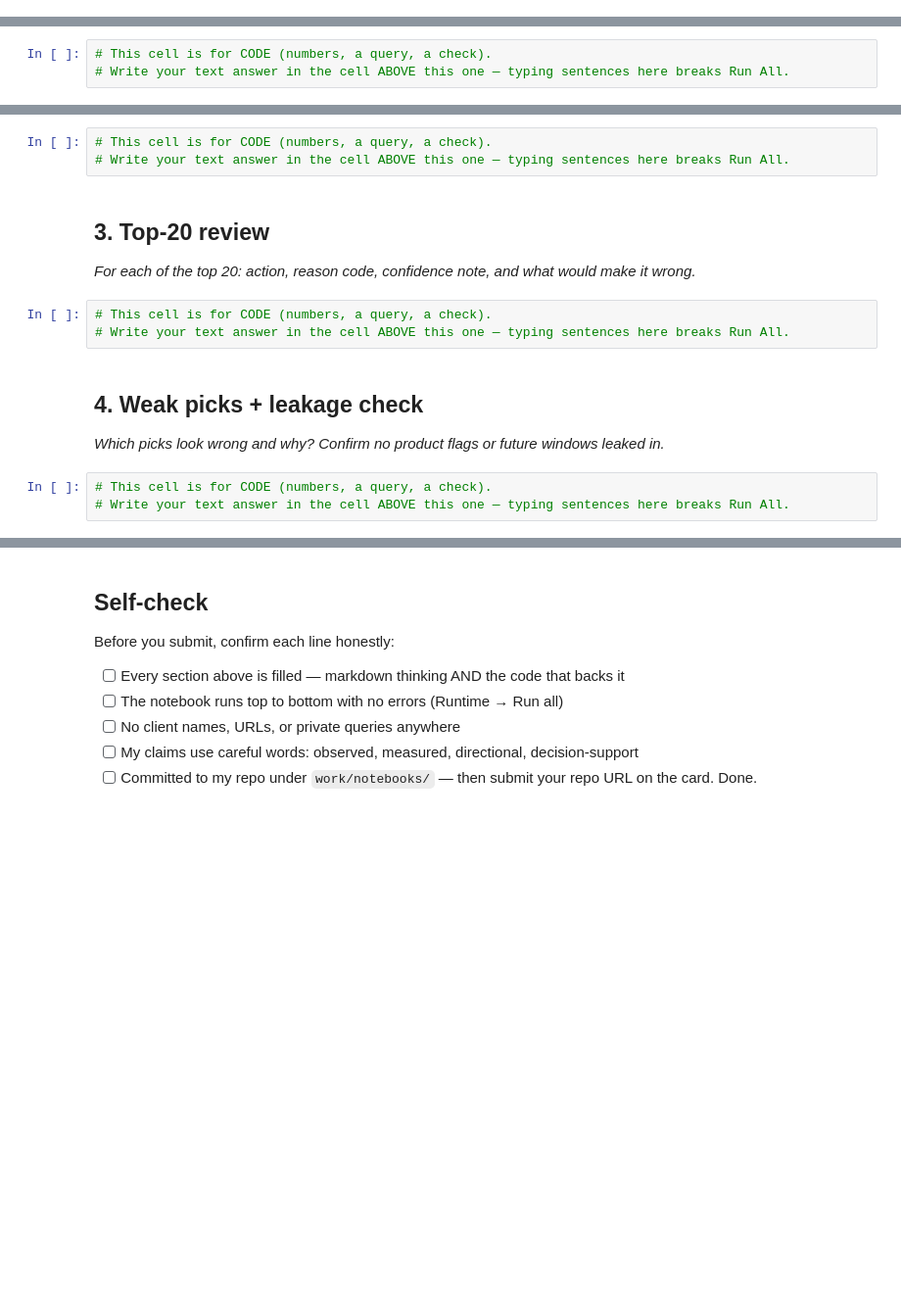
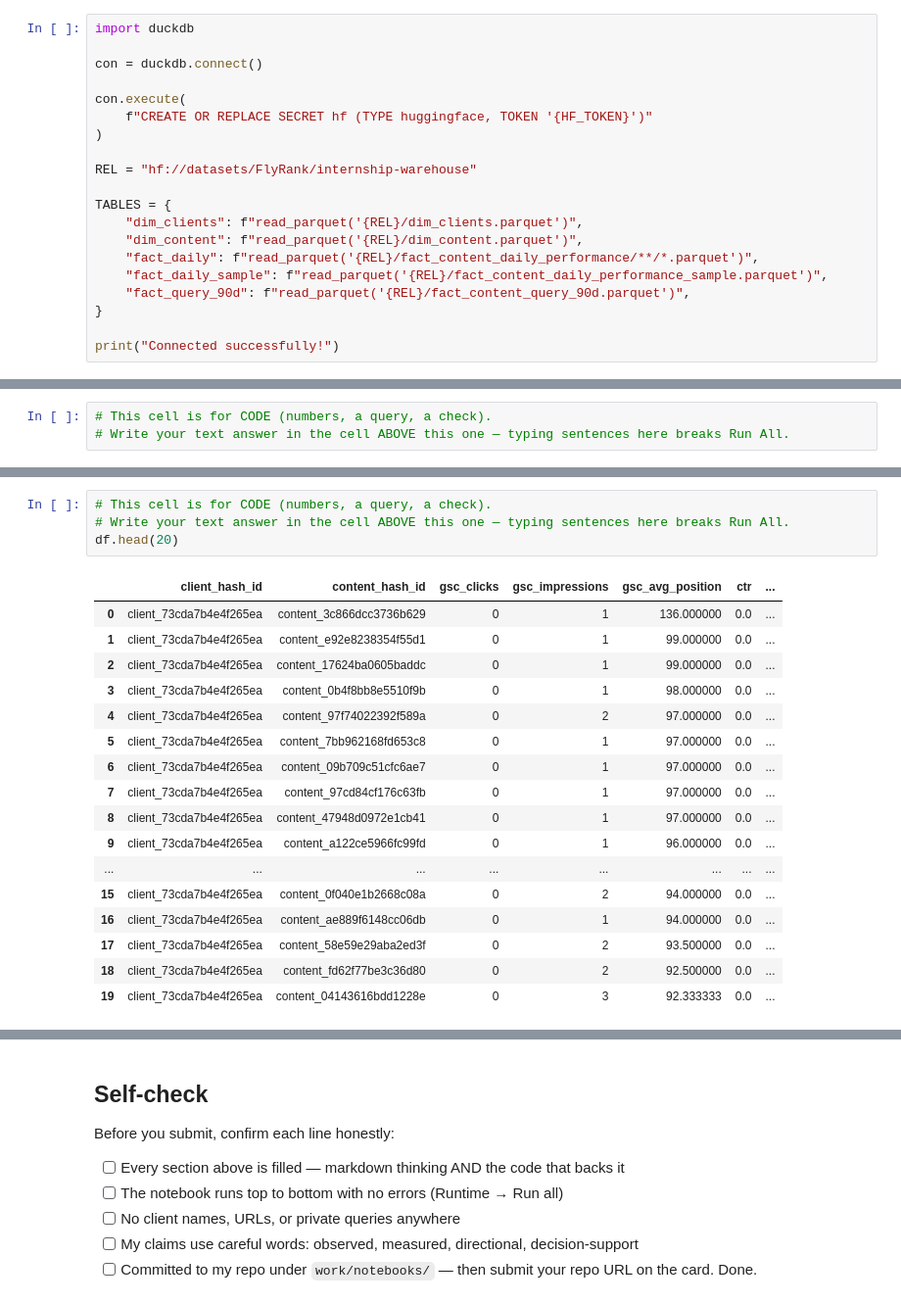
Before and after one commit to mirabdulbaqi/flyrank-ml-internship, a Jupyter notebook: work/notebooks/w04_baseline_score.ipynb, the cells around one changed output, grey strips where cells are left out. Shown at 98% size. Drawn from its saved outputs; the diff is of its cells as text; blank space fills up the shorter version.

```diff
--- a/work/notebooks/w04_baseline_score.ipynb
+++ b/work/notebooks/w04_baseline_score.ipynb
@@ -12,0 +27,20 @@ This skeleton is yours to fill. Work the sections **in order** — each one has
+# %%
+import duckdb
+
+con = duckdb.connect()
+
+con.execute(
+    f"CREATE OR REPLACE SECRET hf (TYPE huggingface, TOKEN '{HF_TOKEN}')"
+)
+
+REL = "hf://datasets/FlyRank/internship-warehouse"
+
+TABLES = {
+    "dim_clients": f"read_parquet('{REL}/dim_clients.parquet')",
+    "dim_content": f"read_parquet('{REL}/dim_content.parquet')",
+    "fact_daily": f"read_parquet('{REL}/fact_content_daily_performance/**/*.parquet')",
+    "fact_daily_sample": f"read_parquet('{REL}/fact_content_daily_performance_sample.parquet')",
+    "fact_query_90d": f"read_parquet('{REL}/fact_content_query_90d.parquet')",
+}
+
+print("Connected successfully!")
@@ -20,17 +157,22 @@ This skeleton is yours to fill. Work the sections **in order** — each one has
 # %%
 # This cell is for CODE (numbers, a query, a check).
 # Write your text answer in the cell ABOVE this one — typing sentences here breaks Run All.
+df.head(20)
+# %% [output]
+|  | client_hash_id | content_hash_id | gsc_clicks | gsc_impressions | gsc_avg_position | ctr | ... |
+| 0 | client_73cda7b4e4f265ea | content_3c866dcc3736b629 | 0 | 1 | 136.000000 | 0.0 | ... |
+| 1 | client_73cda7b4e4f265ea | content_e92e8238354f55d1 | 0 | 1 | 99.000000 | 0.0 | ... |
+| 2 | client_73cda7b4e4f265ea | content_17624ba0605baddc | 0 | 1 | 99.000000 | 0.0 | ... |
+| 3 | client_73cda7b4e4f265ea | content_0b4f8bb8e5510f9b | 0 | 1 | 98.000000 | 0.0 | ... |
+| 4 | client_73cda7b4e4f265ea | content_97f74022392f589a | 0 | 2 | 97.000000 | 0.0 | ... |
+| 5 | client_73cda7b4e4f265ea | content_7bb962168fd653c8 | 0 | 1 | 97.000000 | 0.0 | ... |
+| 6 | client_73cda7b4e4f265ea | content_09b709c51cfc6ae7 | 0 | 1 | 97.000000 | 0.0 | ... |
+| 7 | client_73cda7b4e4f265ea | content_97cd84cf176c63fb | 0 | 1 | 97.000000 | 0.0 | ... |
+| 8 | client_73cda7b4e4f265ea | content_47948d0972e1cb41 | 0 | 1 | 97.000000 | 0.0 | ... |
+| 9 | client_73cda7b4e4f265ea | content_a122ce5966fc99fd | 0 | 1 | 96.000000 | 0.0 | ... |
+| ... | ... | ... | ... | ... | ... | ... | ... |
+| 15 | client_73cda7b4e4f265ea | content_0f040e1b2668c08a | 0 | 2 | 94.000000 | 0.0 | ... |
+| 16 | client_73cda7b4e4f265ea | content_ae889f6148cc06db | 0 | 1 | 94.000000 | 0.0 | ... |
+| 17 | client_73cda7b4e4f265ea | content_58e59e29aba2ed3f | 0 | 2 | 93.500000 | 0.0 | ... |
+| 18 | client_73cda7b4e4f265ea | content_fd62f77be3c36d80 | 0 | 2 | 92.500000 | 0.0 | ... |
+| 19 | client_73cda7b4e4f265ea | content_04143616bdd1228e | 0 | 3 | 92.333333 | 0.0 | ... |
-# %% [markdown]
-## 3. Top-20 review
-
-*For each of the top 20: action, reason code, confidence note, and what would make it wrong.*
-# %%
-# This cell is for CODE (numbers, a query, a check).
-# Write your text answer in the cell ABOVE this one — typing sentences here breaks Run All.
-# %% [markdown]
-## 4. Weak picks + leakage check
-
-*Which picks look wrong and why? Confirm no product flags or future windows leaked in.*
-# %%
-# This cell is for CODE (numbers, a query, a check).
-# Write your text answer in the cell ABOVE this one — typing sentences here breaks Run All.
```
Also changed, not shown: parts of 12 cells of this notebook.
